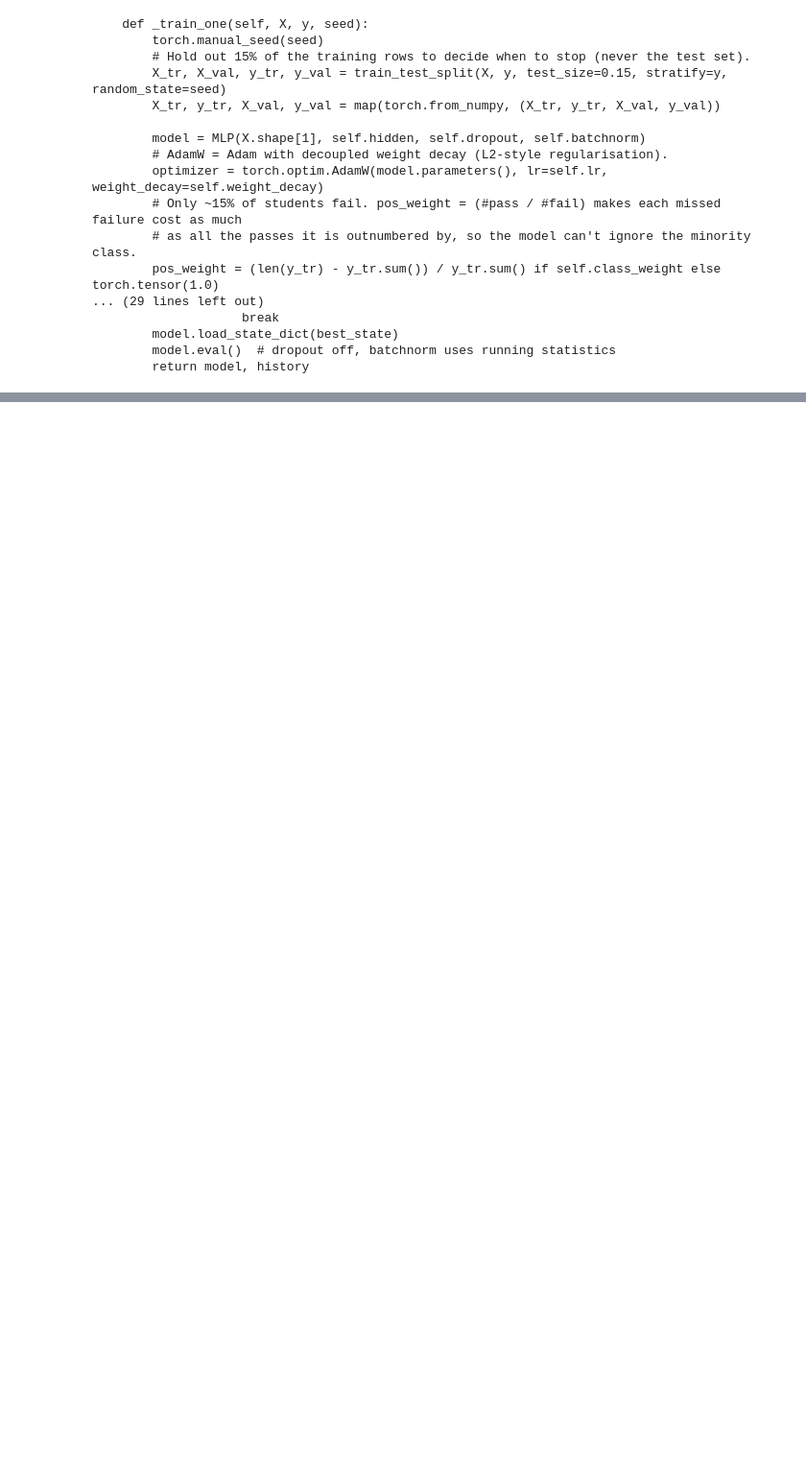
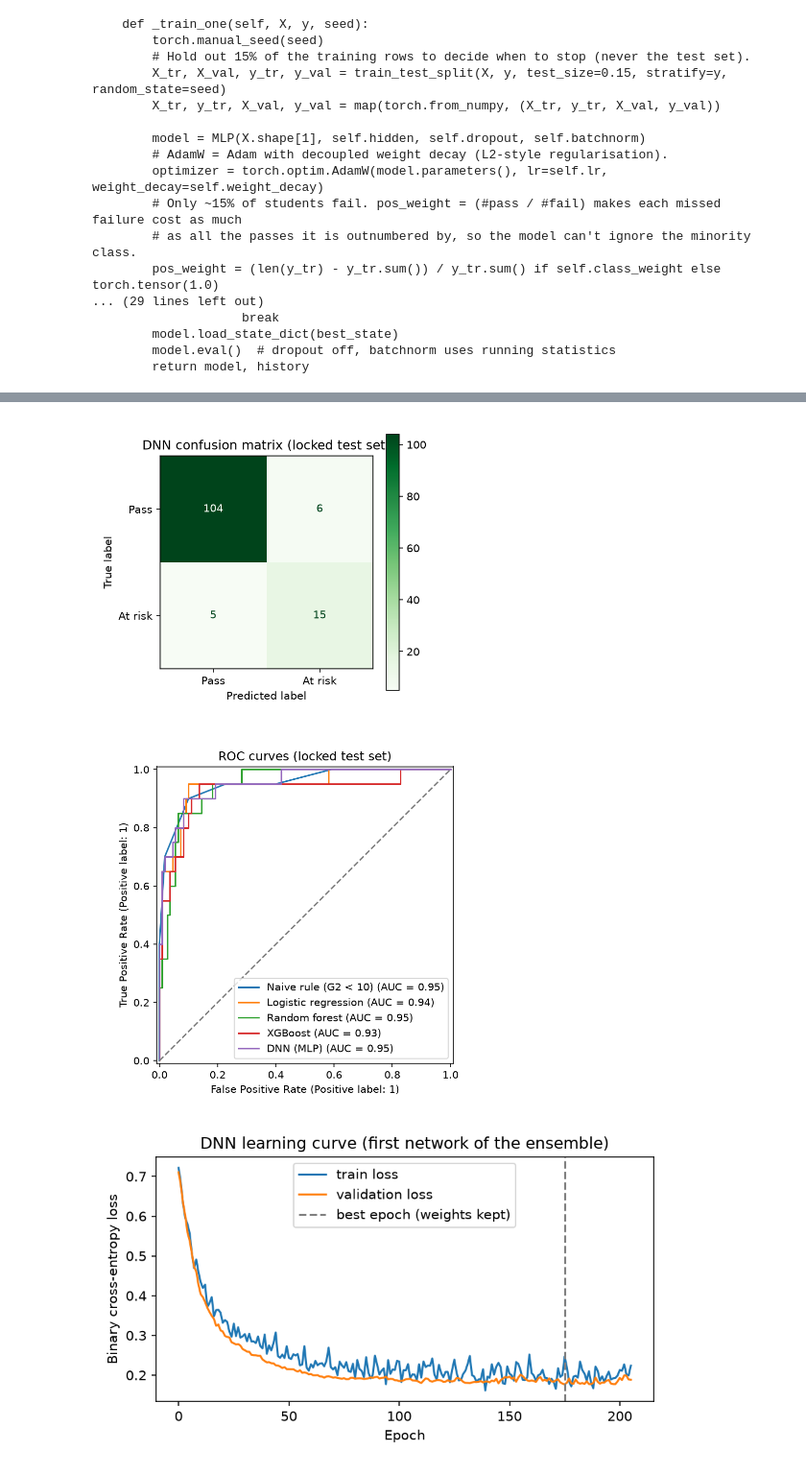
Before and after one commit to auraCodesKM/student-performance-dnn, a Jupyter notebook: student_performance_dnn.ipynb, the cells around one changed output, grey strips where cells are left out. Shown at 96% size. Saved outputs shown, nothing was run; the diff lists cells and outputs as text; code cells hidden in the pictures; blank space fills up the shorter version.

```diff
--- a/student_performance_dnn.ipynb
+++ b/student_performance_dnn.ipynb
@@ -489,0 +456,7 @@ Every decision and its evidence is in `DECISIONS.md`. Full tables are in `result
+# %%
+display(Image("results/figures/confusion.png", width=360), Image("results/figures/roc.png", width=420))
+display(Image("results/figures/learning_curve.png", width=600))
+# %% [output]
+[figure, added]
+[figure, added]
+[figure, added]
```
Also changed, not shown: parts of 73 cells of this notebook.
